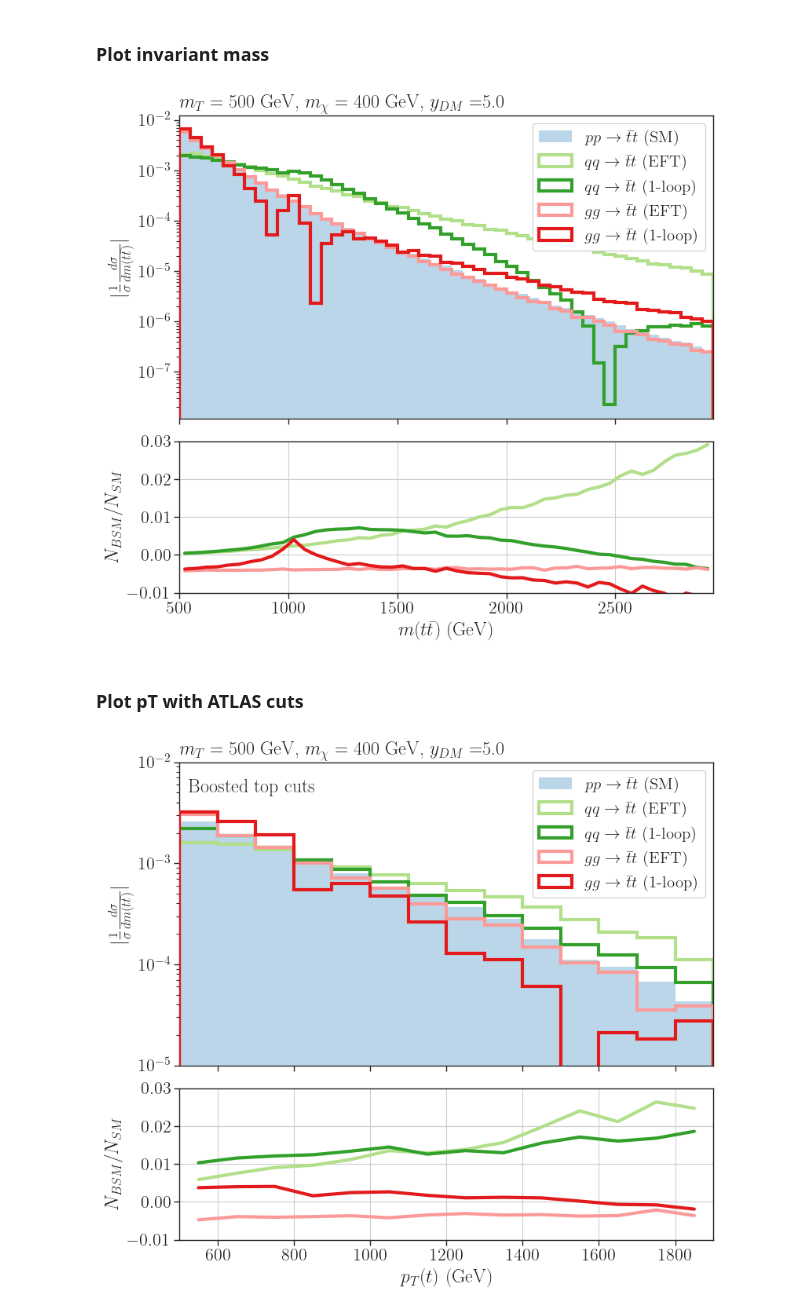
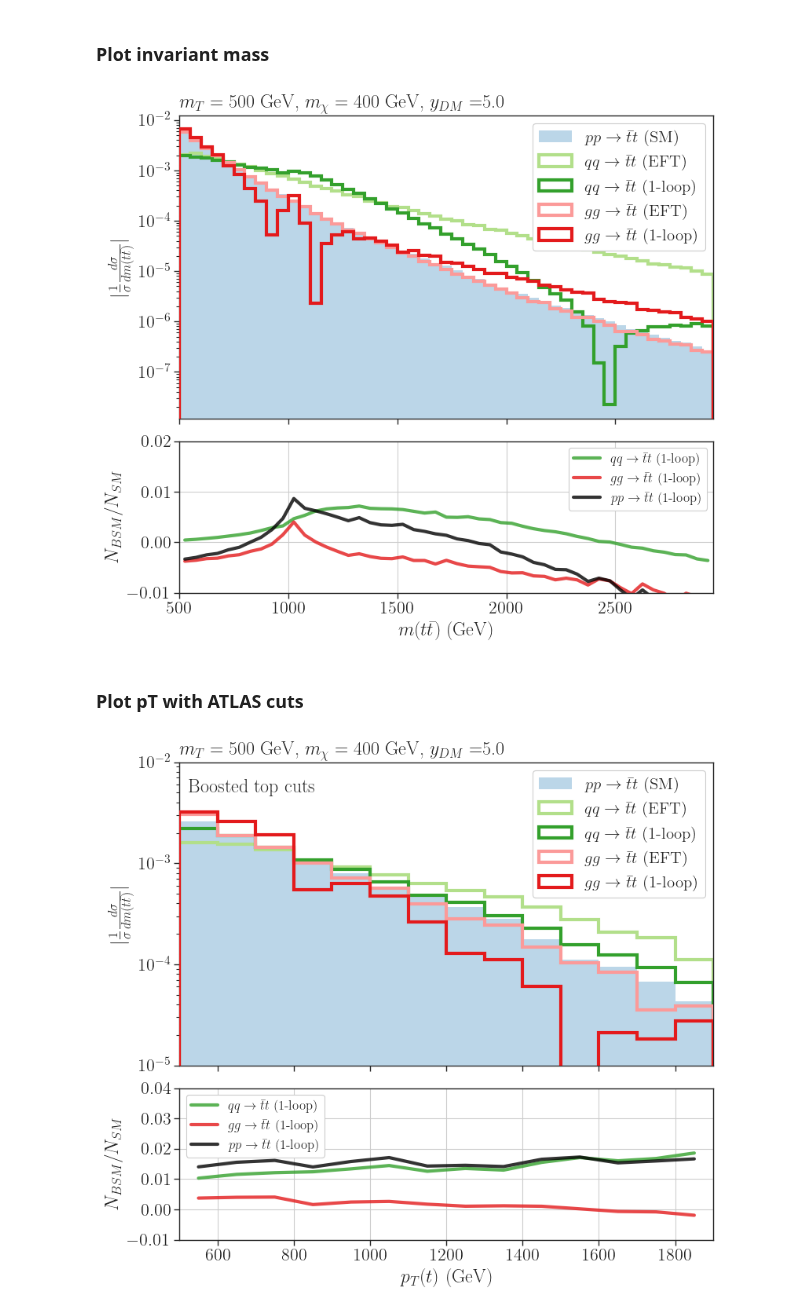
Before and after one commit to andlessa/SMStoEFT, a Jupyter notebook: notebooks/distributions/plots-dists-light.ipynb, the cells around one changed output. Cells and saved outputs as stored; diff of their text form; code cells hidden in the pictures.

Commit message:
Improved plots

```diff
--- a/notebooks/distributions/plots-dists-light.ipynb
+++ b/notebooks/distributions/plots-dists-light.ipynb
@@ -199,14 +199,21 @@ for i,h in enumerate(hists):
                   color=c[i],alpha=1.0,histtype='step',density=True,
                   linewidth=3,fill=False,zorder=i,linestyle='solid')
 
-
+# Ratio plot:
+hLoop = sum([h for i,h in enumerate(hists) if '1-loop' in labels[i]])
+labels.append(r'$p p \to \bar{t} t$ (1-loop)')
+c.append('black')
+for i,h in enumerate(hists+[hLoop]):
+    if not 'loop' in labels[i]:
+        continue
     # Compute ratio (keeping negative and positive values)
     ratio = np.divide(h, hSM, out=np.zeros_like(h),where=hSM != 0)
     # Remove zero values
     nonzero = np.where((np.sign(ratio) != 0))
     x = (bins[:-1]+bins[1:])/2.0
     y = ratio
-    axarr[1].plot(x,y,linewidth=3.0,linestyle='solid',
+    label = labels[i]
+    axarr[1].plot(x,y,linewidth=3.0,linestyle='solid',alpha=0.8,
                           label=label,c=c[i])
 
 
@@ -217,10 +224,9 @@ axarr[0].set_xlim(bins.min(),bins.max())
 axarr[1].set_xlabel(r'$m(t\bar{t})$ (GeV)')
 axarr[0].set_ylabel(r'$|\frac{1}{\sigma}\frac{d \sigma}{d m(t\bar{t})}|$')
 axarr[1].set_ylabel(r'$N_{BSM}/N_{SM}$')
-axarr[1].set_ylim(-0.01,0.03)
-axarr[1].set_yticks(np.arange(-0.01,0.04,0.01))
-# axarr[1].set_yscale('log')
-# axarr[0].grid()
+axarr[1].set_ylim(-0.01,0.02)
+axarr[1].set_yticks(np.arange(-0.01,0.03,0.01))
+axarr[1].legend(loc='upper right',fontsize=12,framealpha=1.0)
 axarr[1].grid()
 
 
@@ -231,7 +237,7 @@ axarr[0].set_title(r'$m_{T} = %1.0f$ GeV, $m_{\chi} = %1.0f$ GeV, $y_{DM} = $%1.
 plt.savefig('mtt_mST%i_mChi%i_yDM_%i.png' %(int(mST),int(mChi),int(yDM)))
 plt.show()
 # %% [output]
-[figure, old version]
+[figure, new version]
 # %% [markdown]
 ### Plot pT with ATLAS cuts
 # %%
@@ -287,37 +293,45 @@ for i,h in enumerate(hists):
     axarr[0].hist(bins[:-1],weights=np.abs(h),label=labels[i],bins=bins,
                   color=c[i],alpha=1.0,histtype='step',density=True,
                   linewidth=3,fill=False,zorder=i,linestyle='solid')
 
-
+# Ratio plot:
+hLoop = sum([h for i,h in enumerate(hists) if '1-loop' in labels[i]])
+labels.append(r'$p p \to \bar{t} t$ (1-loop)')
+c.append('black')
+for i,h in enumerate(hists+[hLoop]):
+    if not 'loop' in labels[i]:
+        continue
     # Compute ratio (keeping negative and positive values)
     ratio = np.divide(h, hSM, out=np.zeros_like(h),where=hSM != 0)
+    # Remove zero values
+    nonzero = np.where((np.sign(ratio) != 0))
     x = (bins[:-1]+bins[1:])/2.0
     y = ratio
-    axarr[1].plot(x,y,linewidth=3.0,linestyle='solid',
+    label = labels[i]
+    axarr[1].plot(x,y,linewidth=3.0,linestyle='solid',alpha=0.8,
                           label=label,c=c[i])
 
 
 
 axarr[0].set_yscale('log')
 axarr[0].set_ylim(1e-5,1e-2)
 # axarr[0].set_xticks(np.arange(0.,bins.max(),500))
 axarr[0].set_xlim(bins.min(),bins.max())
 axarr[1].set_xlabel(r'$p_T(t)$ (GeV)')
 axarr[0].set_ylabel(r'$|\frac{1}{\sigma}\frac{d \sigma}{d m(t\bar{t})}|$')
 axarr[1].set_ylabel(r'$N_{BSM}/N_{SM}$')
-# axarr[1].set_ylim(-0.005,0.002)
-# axarr[1].set_yscale('log')
-axarr[1].set_ylim(-0.01,0.03)
-axarr[1].set_yticks(np.arange(-0.01,0.04,0.01))
+axarr[1].set_ylim(-0.01,0.04)
+axarr[1].set_yticks(np.arange(-0.01,0.05,0.01))
+axarr[1].legend(loc='upper left',fontsize=12,framealpha=1.0)
 axarr[1].grid()
 
 
 axarr[0].legend(framealpha=1.0,loc='upper right',fontsize=15)
 # axarr[1].legend(framealpha=1.0,loc='upper left')
 axarr[0].set_title(r'$m_{T} = %1.0f$ GeV, $m_{\chi} = %1.0f$ GeV, $y_{DM} = $%1.1f' %(mST,mChi,yDM),
                    loc='left')
 axarr[0].text(x=1.05*bins.min(),y=5e-3,s='Boosted top cuts')
 plt.savefig('pTt_mST%i_mChi%i_yDM_%i.png' %(int(mST),int(mChi),int(yDM)))
 plt.show()
 # %% [output]
-[figure, old version]
+[figure, new version]
```
Also changed, not shown: 3 other files.
